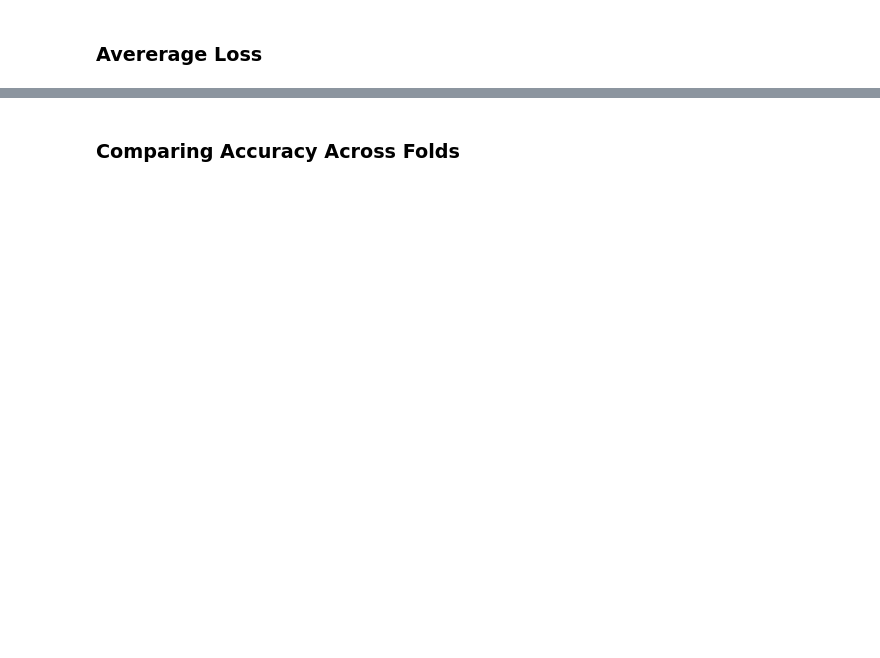
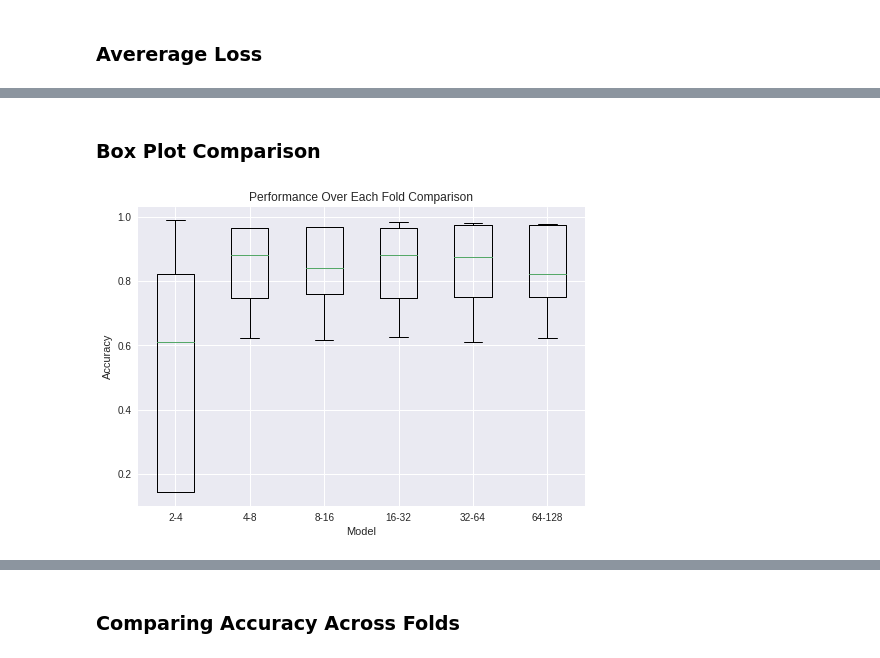
Before and after one commit to Andrew-Mackay/Adapting-the-WaveNet-Deep-Learning-Model-for-RADAR-Classification, a Jupyter notebook: notebooks/7_CNN_model_comparison.ipynb, the cells around one changed output, grey strips where cells are left out. Saved outputs shown, nothing was run; the diff lists cells and outputs as text; code cells hidden in the pictures; blank space fills up the shorter version.

```diff
--- a/notebooks/7_CNN_model_comparison.ipynb
+++ b/notebooks/7_CNN_model_comparison.ipynb
@@ -362,0 +373,2 @@ plt.show()
+# %% [markdown]
+### Box Plot Comparison
@@ -362,0 +389,9 @@ plt.show()
+# %%
+plt.boxplot(data_to_plot, labels=labels)
+plt.title("Performance Over Each Fold Comparison")
+plt.xlabel("Model")
+plt.ylabel("Accuracy")
+if SAVE_BOXPLOTS:
+     plt.savefig(RESULTS_PATH + "boxplot_all_models.pdf", format='pdf')
+# %% [output]
+[figure, added]
```
Also changed, not shown: parts of 11 cells of this notebook, 4 other files.
